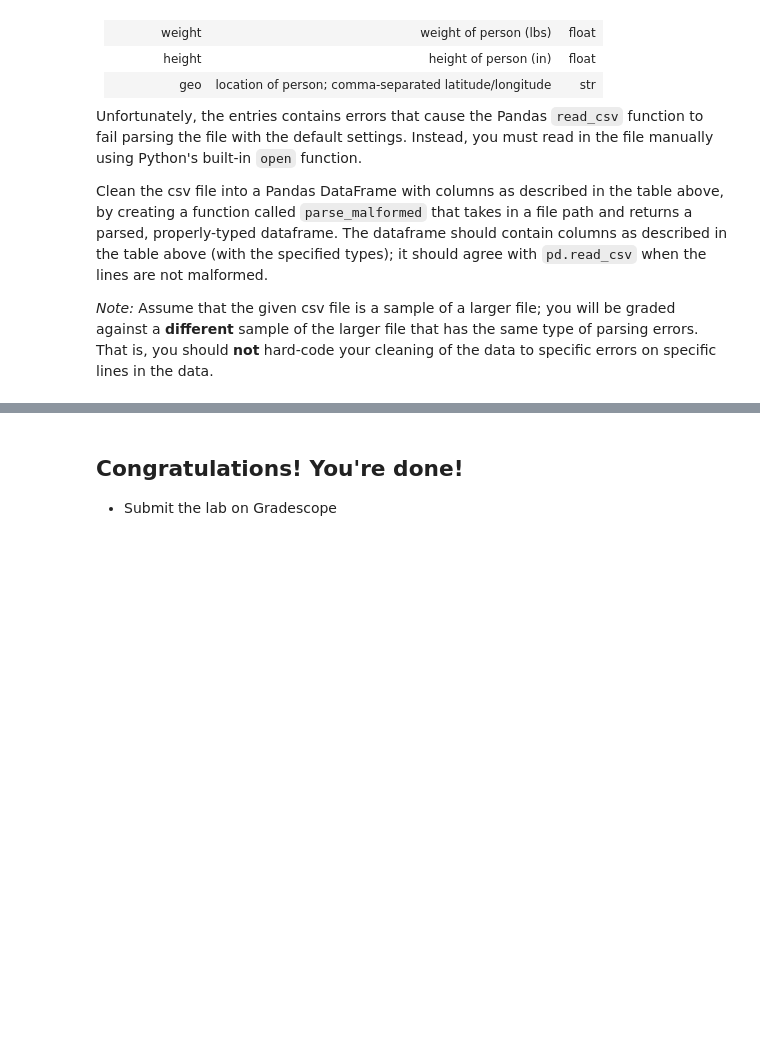
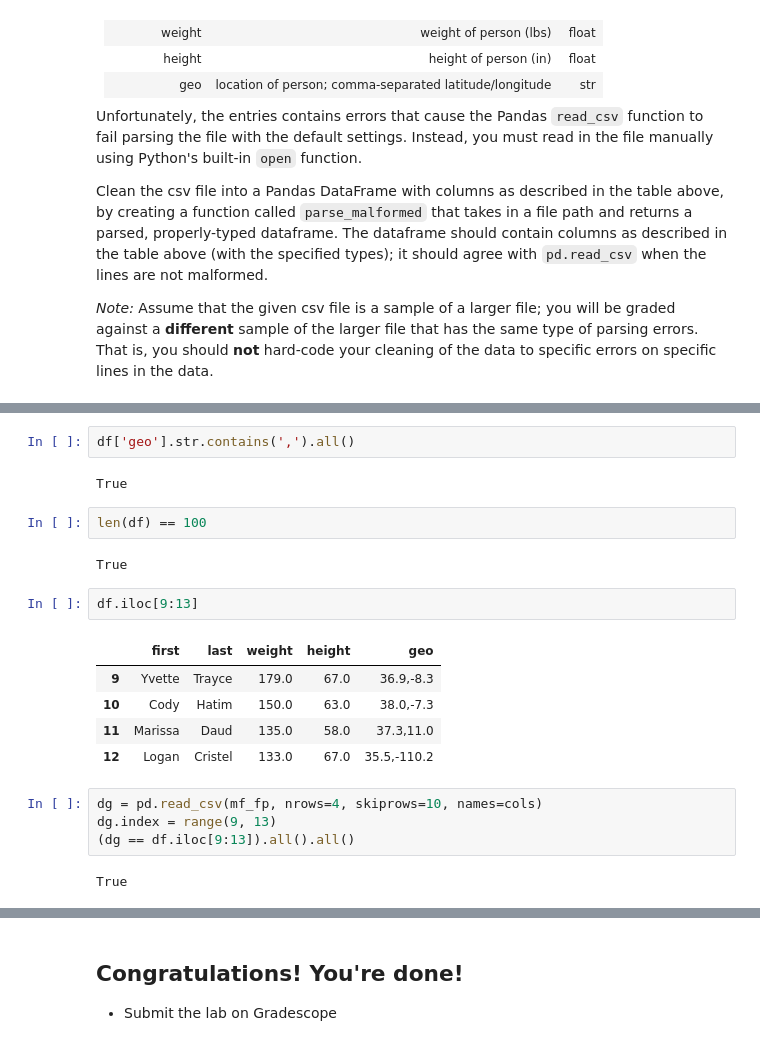
Before and after one commit to kaiitheguy/dsc80-wi20, a Jupyter notebook: labs/lab01/lab01.ipynb, the cells around one changed output, grey strips where cells are left out. Saved outputs shown, nothing was run; the diff lists cells and outputs as text; blank space fills up the shorter version.

```diff
--- a/labs/lab01/lab01.ipynb
+++ b/labs/lab01/lab01.ipynb
@@ -280,0 +479,22 @@ Clean the csv file into a Pandas DataFrame with columns as described in the tabl
+# %%
+df['geo'].str.contains(',').all()
+# %% [output]
+True
+# %%
+len(df) == 100
+# %% [output]
+True
+# %%
+df.iloc[9:13]
+# %% [output]
+|  | first | last | weight | height | geo |
+| 9 | Yvette | Trayce | 179.0 | 67.0 | 36.9,-8.3 |
+| 10 | Cody | Hatim | 150.0 | 63.0 | 38.0,-7.3 |
+| 11 | Marissa | Daud | 135.0 | 58.0 | 37.3,11.0 |
+| 12 | Logan | Cristel | 133.0 | 67.0 | 35.5,-110.2 |
+# %%
+dg = pd.read_csv(mf_fp, nrows=4, skiprows=10, names=cols)
+dg.index = range(9, 13)
+(dg == df.iloc[9:13]).all().all()
+# %% [output]
+True
```
Also changed, not shown: parts of 27 cells of this notebook, 1 other file.
